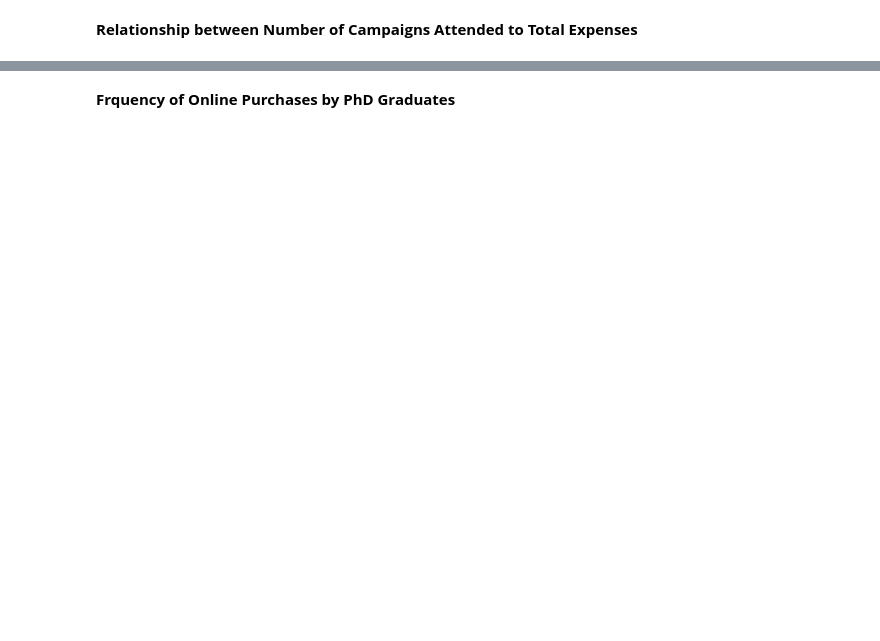
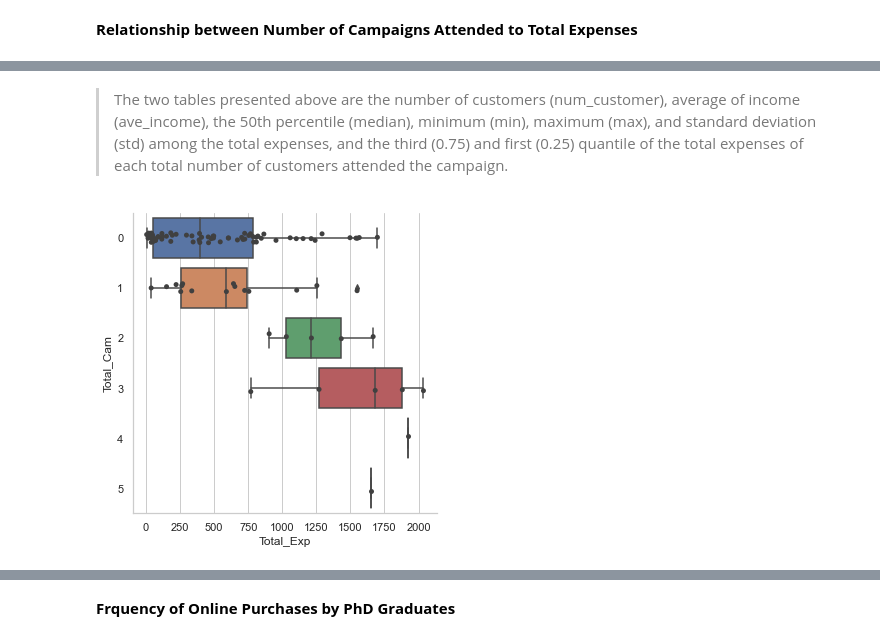
Before and after one commit to Margaret-Inguillo/CSMODEL, a Jupyter notebook: Sales1.ipynb, the cells around one changed output, grey strips where cells are left out. Cells and saved outputs as stored; diff of their text form; code cells hidden in the pictures; blank space fills up the shorter version.

```diff
--- a/Sales1.ipynb
+++ b/Sales1.ipynb
@@ -259,0 +314,13 @@ edu_plot = sns.catplot(x="Total_Cam", y="Total_Exp", order=[5,4,3,2,1,0], data=s
+# %% [markdown]
+> The two tables presented above are the number of customers (num_customer), average of income (ave_income), the 50th percentile (median), minimum (min), maximum (max), and standard deviation (std) among the total expenses, and the third (0.75) and first (0.25) quantile of the total expenses of each total number of customers attended the campaign.
+# %%
+#edu_plot = sns.catplot(x="Total_Cam", y="Total_Exp", order=[5,4,3,2,1,0], data=sample_stats_df)
+# sns.catplot(x="Total_Cam", y="Total_Exp", order=[0,1,2,3,4,5], data=sample_stats_df, color=".25")
+# sns.boxplot(x="Total_Cam", y="Total_Exp", data=sample_stats_df,order=[0,1,2,3,4,5])
+#sample_stats_df.boxplot(by ='Total_Cam', column =['Total_Exp'], grid = False)
+sample_stats_df[["Total_Cam", "Total_Exp"]]
+sns.catplot(x="Total_Exp", y="Total_Cam", order=[0,1,2,3,4,5], data=sample_stats_df, color=".25", orient="h")
+sns.boxplot(x="Total_Exp", y="Total_Cam", data=sample_stats_df,order=[0,1,2,3,4,5],orient="h")
+plt.tight_layout()
+# %% [output]
+[figure, new version]
```
Also changed, not shown: parts of 28 cells of this notebook.
